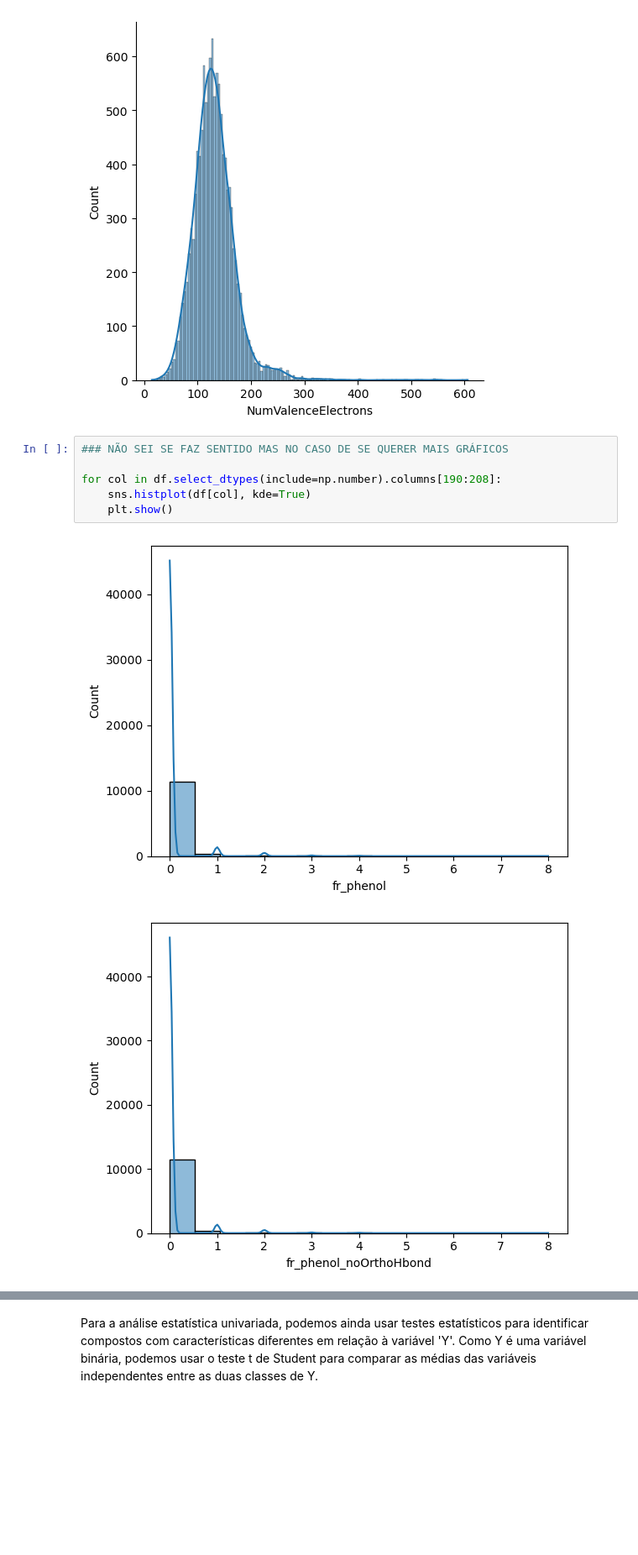
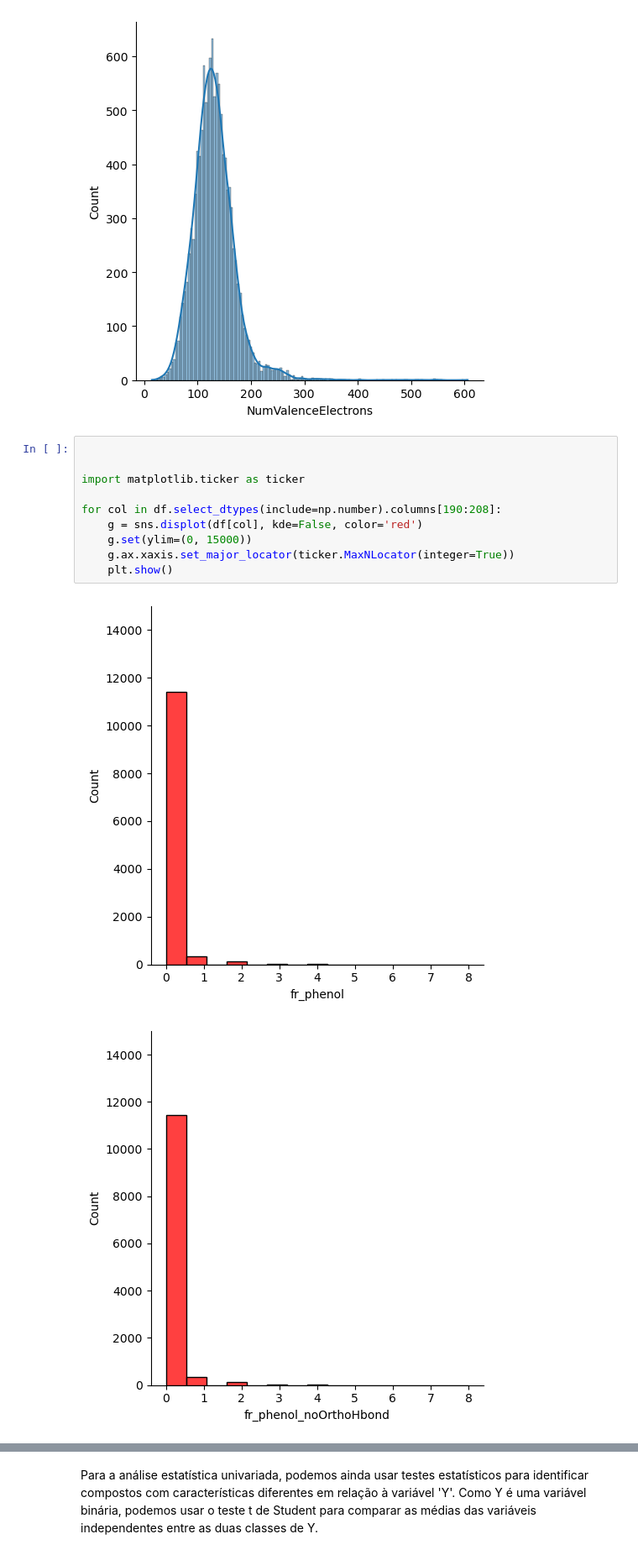
Before and after one commit to BrunoAGSa/Extra-o_Work, a Jupyter notebook: Trabalho parte 2/cyp2c9/trabalho 2.ipynb, the cells around one changed output, grey strips where cells are left out. Shown at 84% size. Cells and saved outputs as stored; diff of their text form; blank space fills up the shorter version.

```diff
--- a/Trabalho parte 2/cyp2c9/trabalho 2.ipynb
+++ b/Trabalho parte 2/cyp2c9/trabalho 2.ipynb
@@ -380,11 +356,15 @@ for col in df.select_dtypes(include=np.number).columns[2:11]:
 [figure]
 [figure]
 # %%
-### NÃO SEI SE FAZ SENTIDO MAS NO CASO DE SE QUERER MAIS GRÁFICOS
+
+
+import matplotlib.ticker as ticker
 
 for col in df.select_dtypes(include=np.number).columns[190:208]:
-    sns.histplot(df[col], kde=True)
+    g = sns.displot(df[col], kde=False, color='red')
+    g.set(ylim=(0, 15000))
+    g.ax.xaxis.set_major_locator(ticker.MaxNLocator(integer=True))
     plt.show()
 # %% [output]
-[figure, old version]
+[figure, new version]
-[figure, old version]
+[figure, new version]
```
Also changed, not shown: parts of 48 cells of this notebook.
